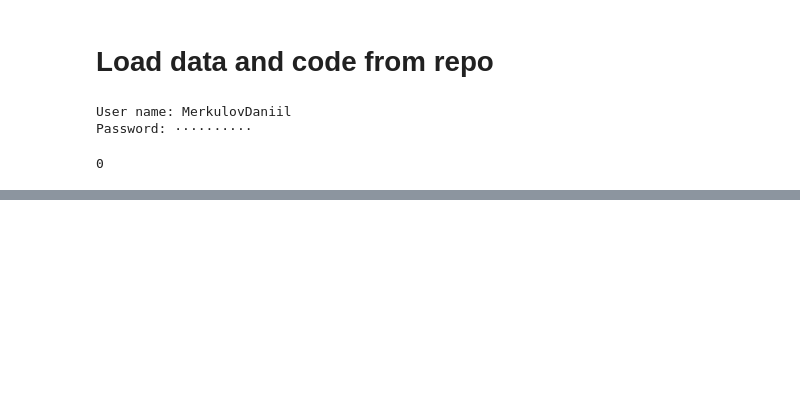
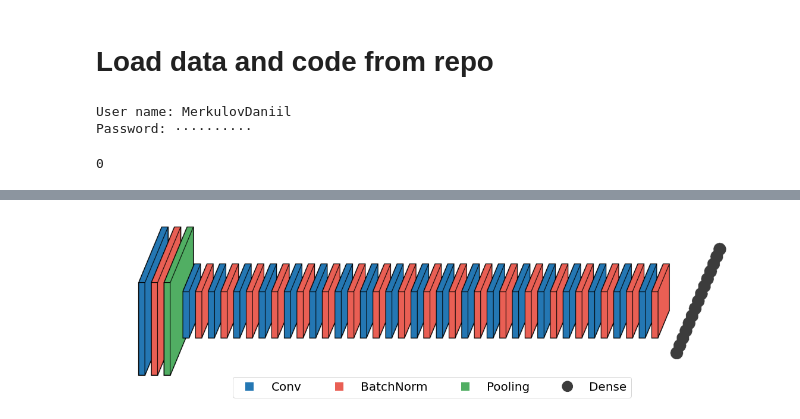
Before and after one commit to MerkulovDaniil/nn_visualization, a Jupyter notebook: neural_architecture/demo.ipynb, the cells around one changed output, grey strips where cells are left out. Saved outputs shown, nothing was run; the diff lists cells and outputs as text; code cells hidden in the pictures; blank space fills up the shorter version.

```diff
--- a/neural_architecture/demo.ipynb
+++ b/neural_architecture/demo.ipynb
@@ -207,0 +151,3 @@ int(round(modict['MaxPool2d-2']['input_shape'][-1]/modict['MaxPool2d-2']['output
+# %%
+import torch
+model = torch.hub.load('pytorch/vision:v0.6.0', 'resnet18', pretrained=True)
@@ -207,0 +157,4 @@ int(round(modict['MaxPool2d-2']['input_shape'][-1]/modict['MaxPool2d-2']['output
+# %%
+draw_net(model, (3,32,32), figure_name='resnet.svg')
+# %% [output]
+[figure, added]
```
Also changed, not shown: parts of 12 cells of this notebook.
